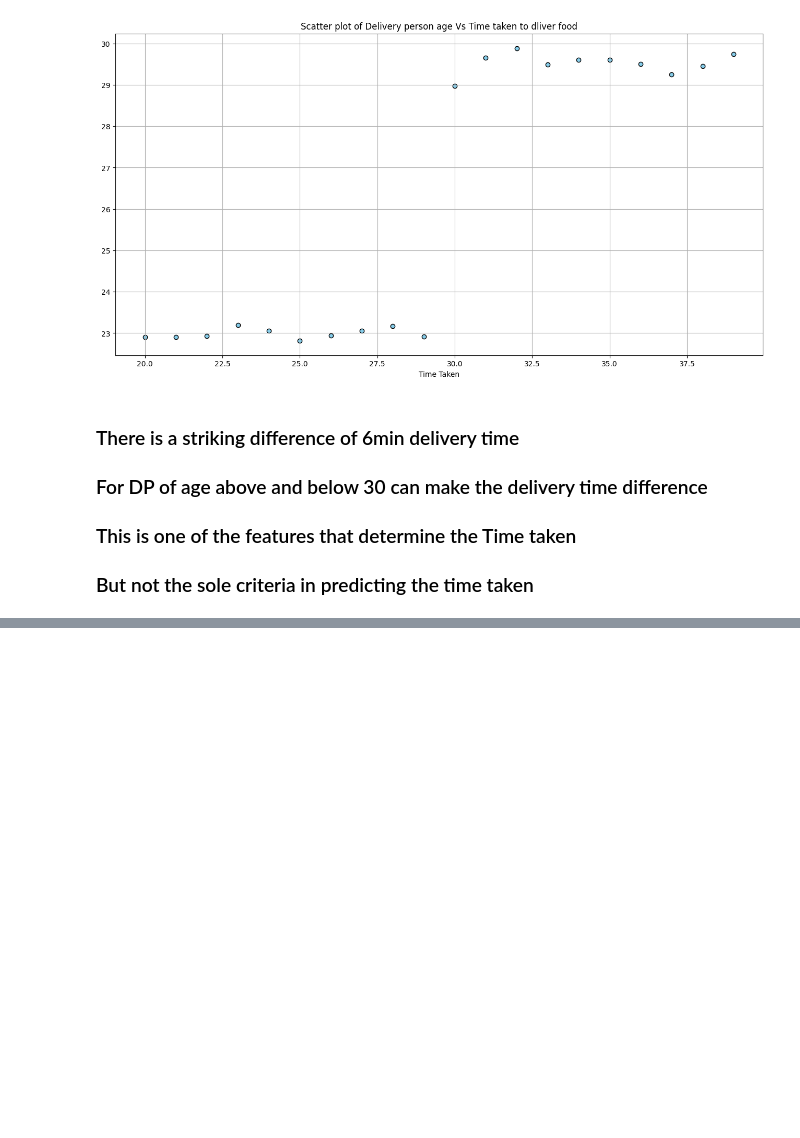
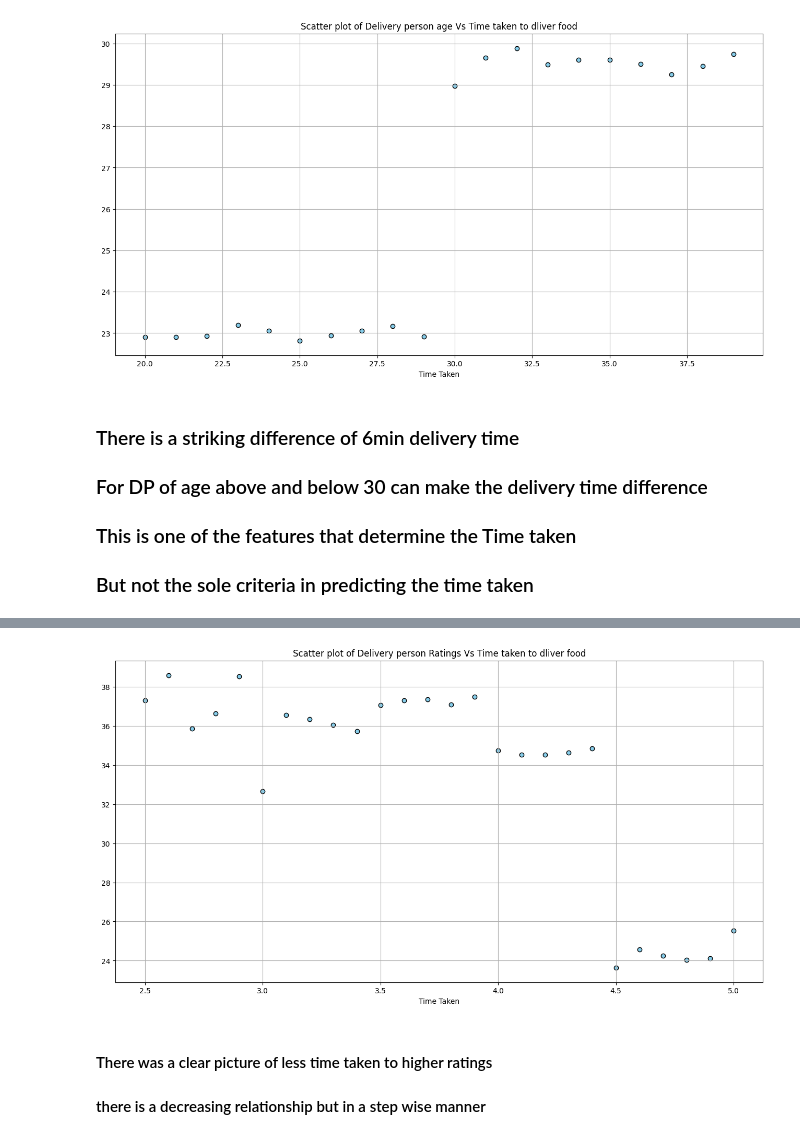
Before and after one commit to hy103/Est_food_delivery_time, a Jupyter notebook: notebooks/data_visualizations.ipynb, the cells around one changed output, grey strips where cells are left out. Saved outputs shown, nothing was run; the diff lists cells and outputs as text; code cells hidden in the pictures; blank space fills up the shorter version.

```diff
--- a/notebooks/data_visualizations.ipynb
+++ b/notebooks/data_visualizations.ipynb
@@ -161,0 +219,15 @@ plt.show()
+# %%
+dp_group = df.groupby('Delivery_person_Ratings')
+plt.figure(figsize = (16,8))
+for age , group in (dp_group):
+    plt.scatter(age, group['Time_taken(min)'].mean(), color='skyblue', edgecolor='black')
+plt.xlabel("Delivery person Ratings")
+plt.xlabel("Time Taken")
+plt.title("Scatter plot of Delivery person Ratings Vs Time taken to dliver food")
+plt.grid(True)
+plt.show()
+# %% [output]
+[figure, added]
+# %% [markdown]
+#### There was a clear picture of less time taken to higher ratings
+#### there is a decreasing relationship but in a step wise manner
```
Also changed, not shown: parts of 9 cells of this notebook, 1 other file.
